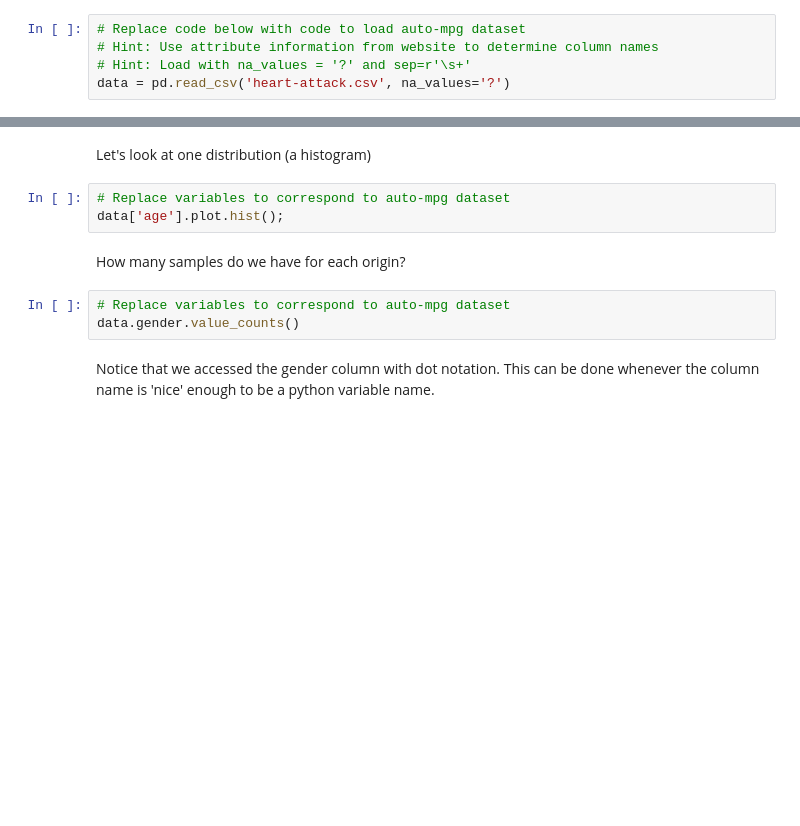
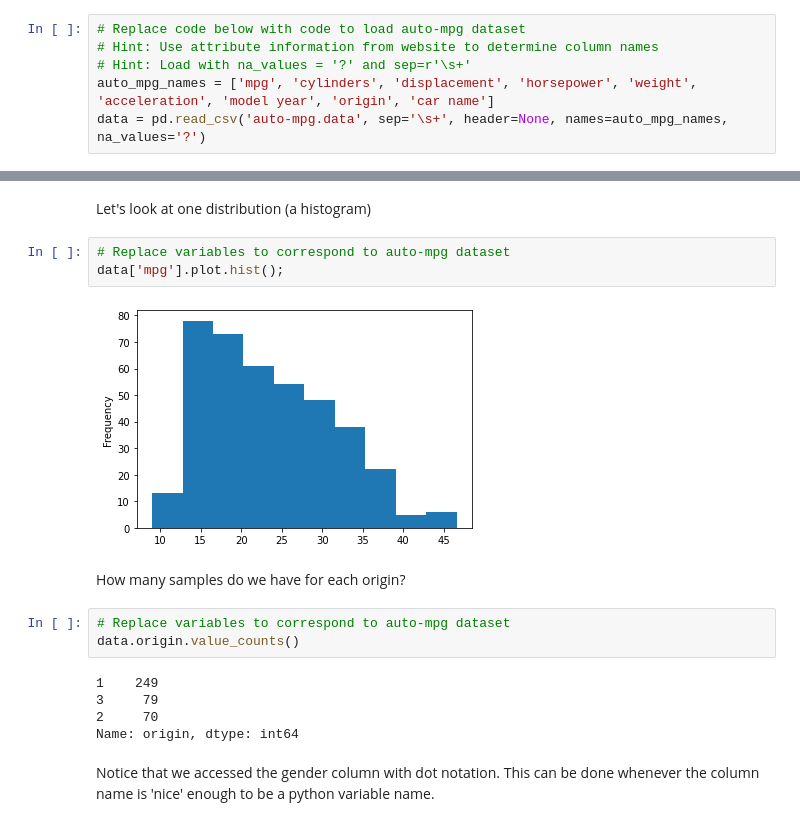
Before and after one commit to KunjPatel98/ENSF-611-Lab-0, a Jupyter notebook: lab0-visualization-auto_mpg.ipynb, the cells around one changed output, grey strips where cells are left out. Cells and saved outputs as stored; diff of their text form; blank space fills up the shorter version.

```diff
--- a/lab0-visualization-auto_mpg.ipynb
+++ b/lab0-visualization-auto_mpg.ipynb
@@ -49,7 +49,8 @@ Let's load the required dataset:
 # Replace code below with code to load auto-mpg dataset
 # Hint: Use attribute information from website to determine column names
 # Hint: Load with na_values = '?' and sep=r'\s+'
-data = pd.read_csv('heart-attack.csv', na_values='?')
+auto_mpg_names = ['mpg', 'cylinders', 'displacement', 'horsepower', 'weight', 'acceleration', 'model year', 'origin', 'car name']
+data = pd.read_csv('auto-mpg.data', sep='\s+', header=None, names=auto_mpg_names, na_values='?')
 # %% [markdown]
 Plotting all columns, works, but does not provide a lot of insight.
 # %%
@@ -58,12 +62,19 @@ data.plot()
 Let's look at one distribution (a histogram)
 # %%
 # Replace variables to correspond to auto-mpg dataset
-data['age'].plot.hist();
+data['mpg'].plot.hist();
+# %% [output]
+[figure, added]
 # %% [markdown]
 How many samples do we have for each origin?
 # %%
 # Replace variables to correspond to auto-mpg dataset
-data.gender.value_counts()
+data.origin.value_counts()
+# %% [output]
+1    249
+3     79
+2     70
+Name: origin, dtype: int64
 # %% [markdown]
 Notice that we accessed the gender column with dot notation. This can be done whenever the column name is 'nice' enough to be a python variable name.
 # %% [markdown]
```
Also changed, not shown: parts of 15 cells of this notebook, 1 other file.
